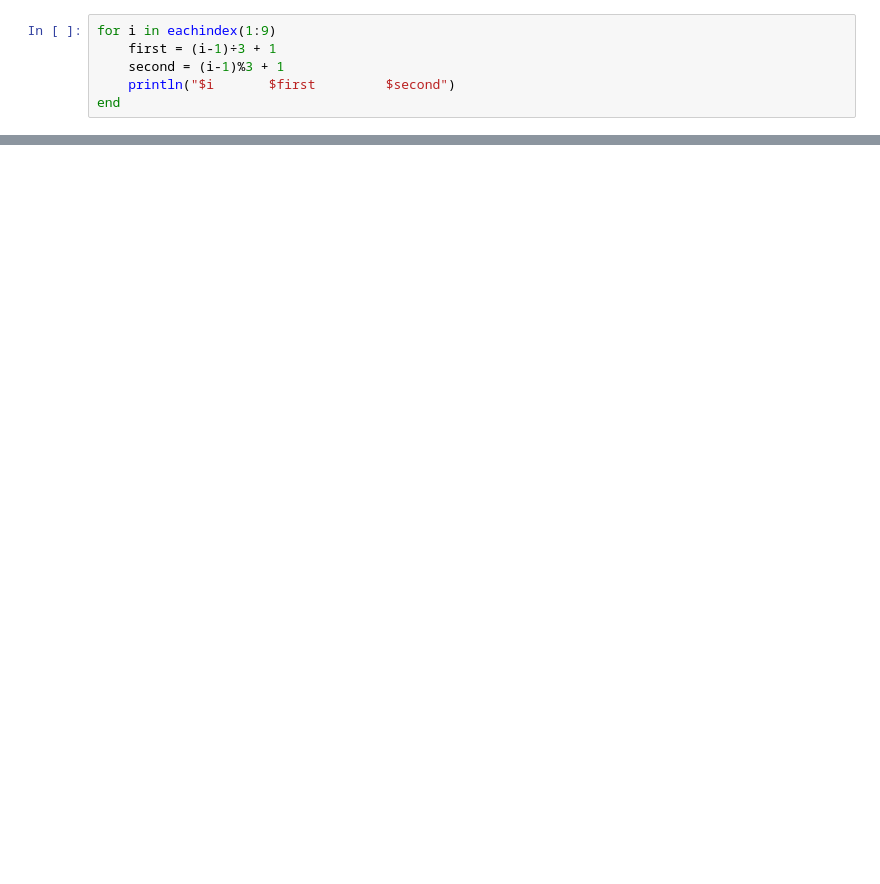
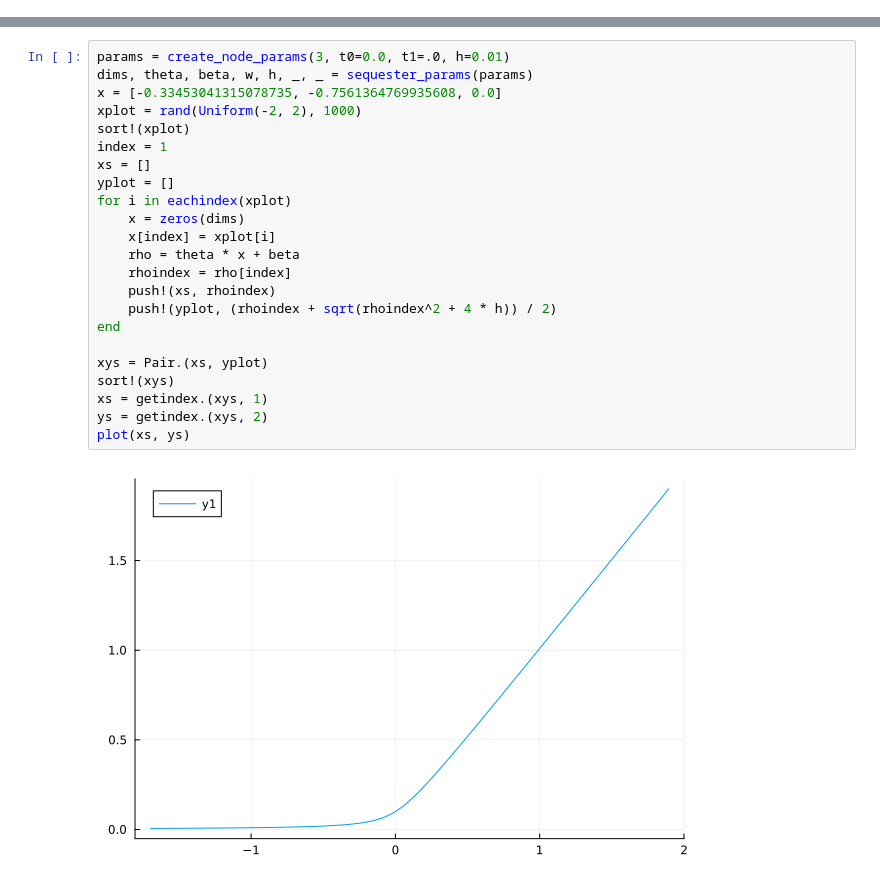
Before and after one commit to rajiv256/NeuralCRNGen, a Jupyter notebook: julia/test.ipynb, the cells around one changed output, grey strips where cells are left out. Cells and saved outputs as stored; diff of their text form; blank space fills up the shorter version.

```diff
--- a/julia/test.ipynb
+++ b/julia/test.ipynb
@@ -38,6 +17,0 @@ u0: 42-element Vector{Float64}:
-# %%
-for i in eachindex(1:9)
-    first = (i-1)÷3 + 1
-    second = (i-1)%3 + 1
-    println("$i       $first         $second")
-end
@@ -53,0 +90,25 @@ end
+# %%
+params = create_node_params(3, t0=0.0, t1=.0, h=0.01)
+dims, theta, beta, w, h, _, _ = sequester_params(params)
+x = [-0.33453041315078735, -0.7561364769935608, 0.0]
+xplot = rand(Uniform(-2, 2), 1000)
+sort!(xplot)
+index = 1
+xs = []
+yplot = []
+for i in eachindex(xplot)
+    x = zeros(dims)
+    x[index] = xplot[i]
+    rho = theta * x + beta
+    rhoindex = rho[index]
+    push!(xs, rhoindex)
+    push!(yplot, (rhoindex + sqrt(rhoindex^2 + 4 * h)) / 2)
+end
+
+xys = Pair.(xs, yplot)
+sort!(xys)
+xs = getindex.(xys, 1)
+ys = getindex.(xys, 2)
+plot(xs, ys)
+# %% [output]
+[figure, added]
```
Also changed, not shown: parts of 7 cells of this notebook, 34 other files.
